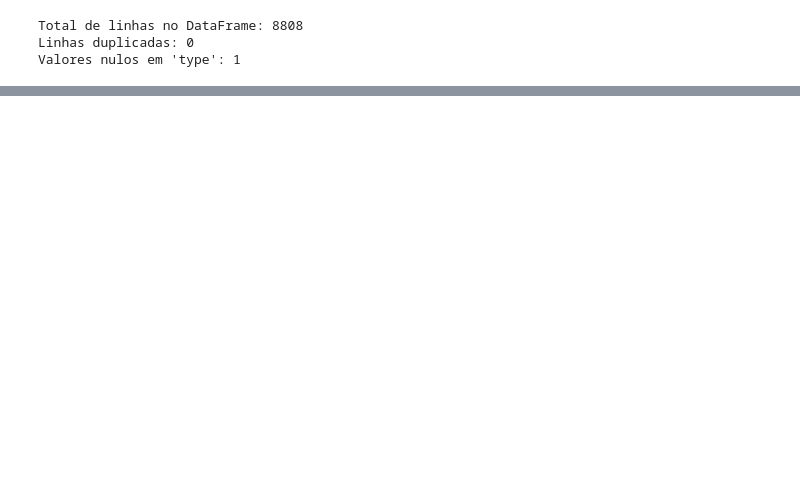
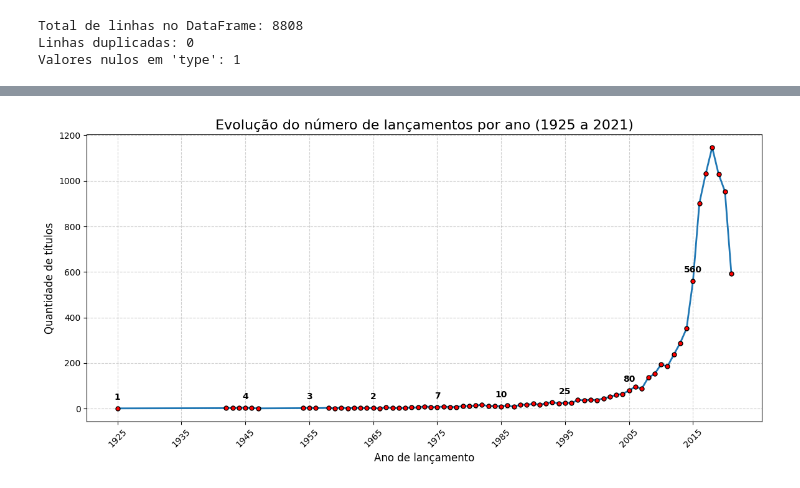
Before and after one commit to isadoraxaavier/trabalho_estatistica, a Jupyter notebook: Estatística.ipynb, the cells around one changed output, grey strips where cells are left out. Cells and saved outputs as stored; diff of their text form; code cells hidden in the pictures; blank space fills up the shorter version.

```diff
--- a/Estatística.ipynb
+++ b/Estatística.ipynb
@@ -117,48 +140,64 @@ Valores nulos em 'type': 1
 # %%
 import matplotlib.pyplot as plt
 import numpy as np
+import mplcursors
 
 # Remover linhas sem release_year
 df = df.dropna(subset=['release_year'])
-
-# Garantir que os anos sejam inteiros
 df['release_year'] = df['release_year'].astype(int)
 
-# Descobrir o primeiro e o último ano presentes no Excel
 ano_min = df['release_year'].min()
 ano_max = df['release_year'].max()
 
-# Contar lançamentos por ano
 lancamentos_por_ano = df['release_year'].value_counts().sort_index()
+# (opcional) garantir todos os anos aparecendo, inclusive zeros:
+# lancamentos_por_ano = lancamentos_por_ano.reindex(np.arange(ano_min, ano_max+1), fill_value=0)
 
-# Criar gráfico
-plt.figure(figsize=(14,6))
-plt.plot(lancamentos_por_ano.index, lancamentos_por_ano.values,
-         marker='o', linestyle='-', linewidth=2,
-         markerfacecolor='red', markeredgecolor='black')
 
-# Configurações
-plt.title(f"Evolução do número de lançamentos por ano ({ano_min} a {ano_max})", fontsize=16)
-plt.xlabel("Ano de lançamento", fontsize=12)
-plt.ylabel("Quantidade de títulos", fontsize=12)
+fig, ax = plt.subplots(figsize=(14,6))
+linha, = ax.plot(
+    lancamentos_por_ano.index, lancamentos_por_ano.values,
+    marker='o', markersize=5,
+    linestyle='-', linewidth=2,
+    markerfacecolor='red', markeredgecolor='black'
+)
 
-# Eixo X de 10 em 10 anos
-plt.xticks(np.arange(ano_min, ano_max+1, 10), rotation=45)
+ax.set_title(f"Evolução do número de lançamentos por ano ({ano_min} a {ano_max})", fontsize=16)
+ax.set_xlabel("Ano de lançamento", fontsize=12)
+ax.set_ylabel("Quantidade de títulos", fontsize=12)
 
-# Eixo Y de 200 em 200 títulos
-plt.yticks(np.arange(0, lancamentos_por_ano.max()+200, 200))
 
-plt.grid(True, linestyle='--', alpha=0.6)
+
+xticks = np.arange(ano_min, ano_max+1, 10)
+ax.set_xticks(xticks)
+ax.tick_params(axis='x', labelrotation=45)
+ax.set_yticks(np.arange(0, lancamentos_por_ano.max()+200, 200))
+ax.grid(True, linestyle='--', alpha=0.6)
+
+
+
+# Números acima das bolinhas apenas nos anos do eixo X
+for ano in xticks:
+    if ano in lancamentos_por_ano.index:
+        ax.annotate(
+            str(lancamentos_por_ano[ano]),
+            xy=(ano, lancamentos_por_ano[ano]),
+            xytext=(0, 8), textcoords='offset points',
+            ha='center', va='bottom', fontsize=10,color='black', fontweight='semibold'
+        )
+
+# Tooltip ao passar o mouse
+cursor = mplcursors.cursor(linha, hover=True)
+@cursor.connect("add")
+def on_add(sel):
+    i = sel.index
+    ano = lancamentos_por_ano.index[i]
+    qtd = lancamentos_por_ano.values[i]
+    sel.annotation.set_text(f"Ano: {ano}\nTítulos: {qtd}")
+
 plt.show()
-
-# Número total de registros
-print("Total de linhas no DataFrame:", len(df))
-
-# Conferir se há linhas duplicadas ou perdidas
-print("Linhas duplicadas:", df.duplicated().sum())
-
-# Conferir se há valores nulos na coluna 'type' (às vezes corta no final)
-print("Valores nulos em 'type':", df['type'].isna().sum())
+# %% [output]
+[figure, added]
 # %%
 import matplotlib.pyplot as plt
 import pandas as pd
```
Also changed, not shown: parts of 8 cells of this notebook.
